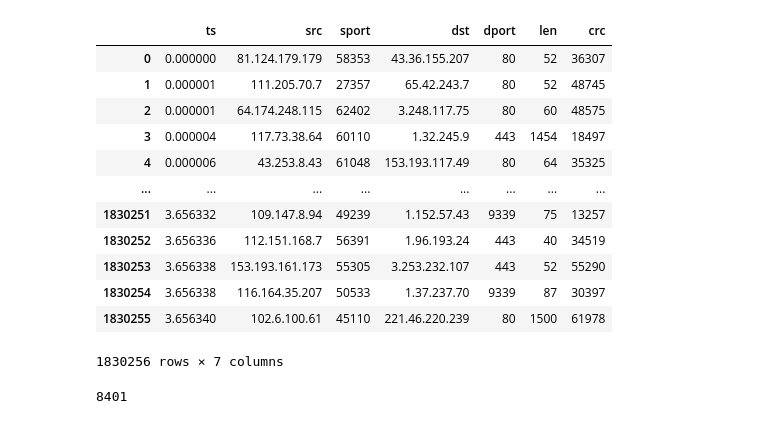
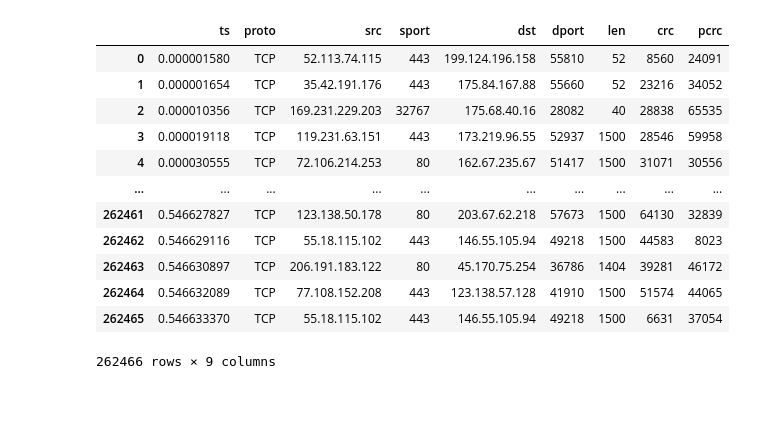
Before and after one commit to aapon00/NetSim2022, a Jupyter notebook: caida_analysis.ipynb, the cells around one changed output. Drawn from its saved outputs; the diff is of its cells as text; code cells hidden in the pictures.

```diff
--- a/caida_analysis.ipynb
+++ b/caida_analysis.ipynb
@@ -6,27 +6,24 @@ import matplotlib
 matplotlib.rcParams['figure.figsize'] = [20, 15]
 import matplotlib.pyplot as plt
 import seaborn as sns
+
+pd.set_option("display.precision", 9)
 # %%
-filename = '~/data/pcap/caida_2016_small.csv'
+filename = '~/data/pcap/as.tcp.nano.csv'
 
 df = pd.read_csv(filename)
 df
 # %% [output]
-|  | ts | src | sport | dst | dport | len | crc |
-| 0 | 0.000000 | 81.124.179.179 | 58353 | 43.36.155.207 | 80 | 52 | 36307 |
-| 1 | 0.000001 | 111.205.70.7 | 27357 | 65.42.243.7 | 80 | 52 | 48745 |
-| 2 | 0.000001 | 64.174.248.115 | 62402 | 3.248.117.75 | 80 | 60 | 48575 |
-| 3 | 0.000004 | 117.73.38.64 | 60110 | 1.32.245.9 | 443 | 1454 | 18497 |
-| 4 | 0.000006 | 43.253.8.43 | 61048 | 153.193.117.49 | 80 | 64 | 35325 |
-| ... | ... | ... | ... | ... | ... | ... | ... |
-| 1830251 | 3.656332 | 109.147.8.94 | 49239 | 1.152.57.43 | 9339 | 75 | 13257 |
-| 1830252 | 3.656336 | 112.151.168.7 | 56391 | 1.96.193.24 | 443 | 40 | 34519 |
-| 1830253 | 3.656338 | 153.193.161.173 | 55305 | 3.253.232.107 | 443 | 52 | 55290 |
-| 1830254 | 3.656338 | 116.164.35.207 | 50533 | 1.37.237.70 | 9339 | 87 | 30397 |
-| 1830255 | 3.656340 | 102.6.100.61 | 45110 | 221.46.220.239 | 80 | 1500 | 61978 |
+|  | ts | proto | src | sport | dst | dport | len | crc | pcrc |
+| 0 | 0.000001580 | TCP | 52.113.74.115 | 443 | 199.124.196.158 | 55810 | 52 | 8560 | 24091 |
+| 1 | 0.000001654 | TCP | 35.42.191.176 | 443 | 175.84.167.88 | 55660 | 52 | 23216 | 34052 |
+| 2 | 0.000010356 | TCP | 169.231.229.203 | 32767 | 175.68.40.16 | 28082 | 40 | 28838 | 65535 |
+| 3 | 0.000019118 | TCP | 119.231.63.151 | 443 | 173.219.96.55 | 52937 | 1500 | 28546 | 59958 |
+| 4 | 0.000030555 | TCP | 72.106.214.253 | 80 | 162.67.235.67 | 51417 | 1500 | 31071 | 30556 |
+| ... | ... | ... | ... | ... | ... | ... | ... | ... | ... |
+| 262461 | 0.546627827 | TCP | 123.138.50.178 | 80 | 203.67.62.218 | 57673 | 1500 | 64130 | 32839 |
+| 262462 | 0.546629116 | TCP | 55.18.115.102 | 443 | 146.55.105.94 | 49218 | 1500 | 44583 | 8023 |
+| 262463 | 0.546630897 | TCP | 206.191.183.122 | 80 | 45.170.75.254 | 36786 | 1404 | 39281 | 46172 |
+| 262464 | 0.546632089 | TCP | 77.108.152.208 | 443 | 123.138.57.128 | 41910 | 1500 | 51574 | 44065 |
+| 262465 | 0.546633370 | TCP | 55.18.115.102 | 443 | 146.55.105.94 | 49218 | 1500 | 6631 | 37054 |
-1830256 rows × 7 columns
+262466 rows × 9 columns
-# %%
-# count the number of unique src-dst-dport combinations with groupby
-sum(1 for _,g in df.groupby(['src','dst','dport']) if len(g) >= 30)
-# %% [output]
-8401
```
Also changed, not shown: parts of 36 cells of this notebook.
